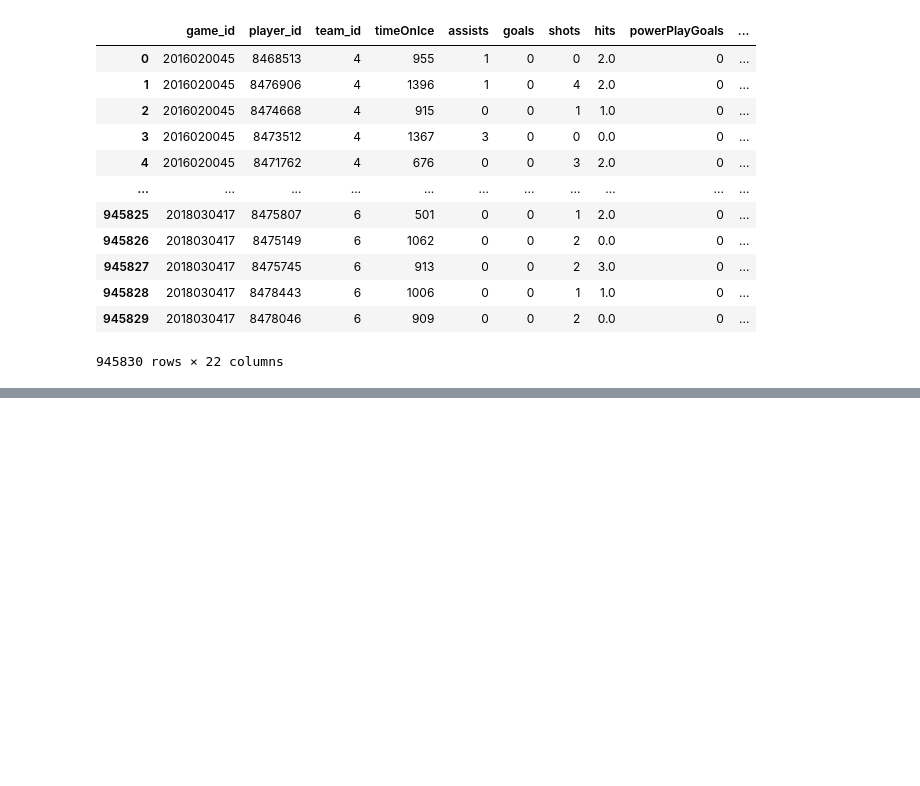
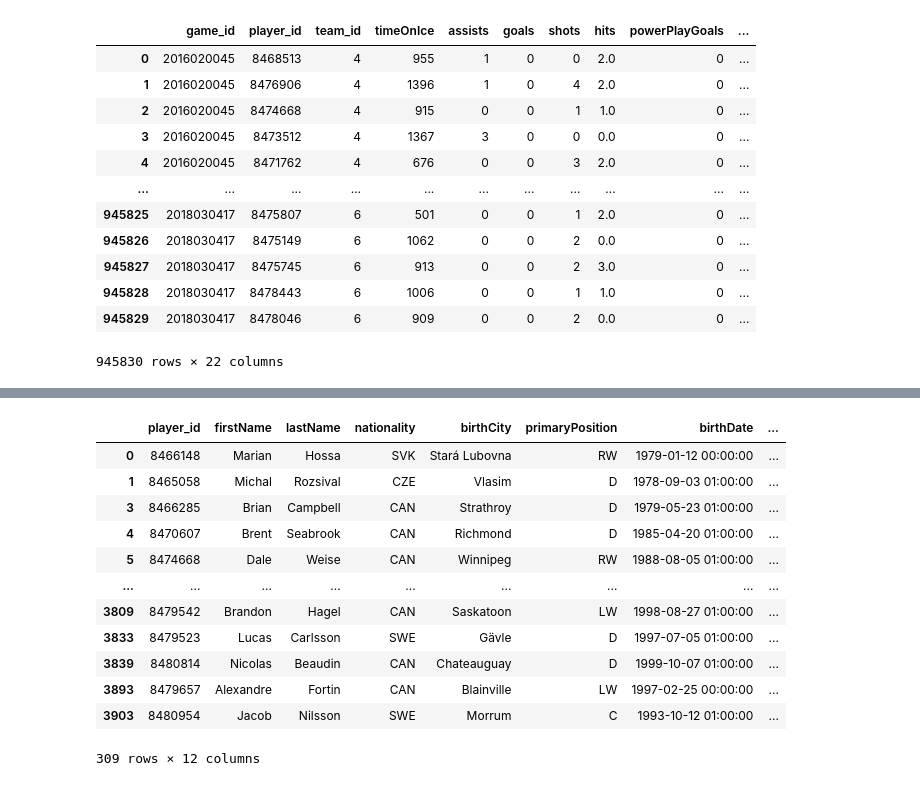
Before and after one commit to BrianMcLane/Project_Hockey, a Jupyter notebook: data_cleaning.ipynb, the cells around one changed output, grey strips where cells are left out. Cells and saved outputs as stored; diff of their text form; code cells hidden in the pictures; blank space fills up the shorter version.

```diff
--- a/data_cleaning.ipynb
+++ b/data_cleaning.ipynb
@@ -59,0 +132,19 @@ game_goals_df.dropna()
+# %%
+boolean_series = player_info_df.player_id.isin(player_list)
+
+filtered_df = player_info_df[boolean_series]
+filtered_df
+# %% [output]
+|  | player_id | firstName | lastName | nationality | birthCity | primaryPosition | birthDate | ... |
+| 0 | 8466148 | Marian | Hossa | SVK | Stará Lubovna | RW | 1979-01-12 00:00:00 | ... |
+| 1 | 8465058 | Michal | Rozsival | CZE | Vlasim | D | 1978-09-03 01:00:00 | ... |
+| 3 | 8466285 | Brian | Campbell | CAN | Strathroy | D | 1979-05-23 01:00:00 | ... |
+| 4 | 8470607 | Brent | Seabrook | CAN | Richmond | D | 1985-04-20 01:00:00 | ... |
+| 5 | 8474668 | Dale | Weise | CAN | Winnipeg | RW | 1988-08-05 01:00:00 | ... |
+| ... | ... | ... | ... | ... | ... | ... | ... | ... |
+| 3809 | 8479542 | Brandon | Hagel | CAN | Saskatoon | LW | 1998-08-27 01:00:00 | ... |
+| 3833 | 8479523 | Lucas | Carlsson | SWE | Gävle | D | 1997-07-05 01:00:00 | ... |
+| 3839 | 8480814 | Nicolas | Beaudin | CAN | Chateauguay | D | 1999-10-07 01:00:00 | ... |
+| 3893 | 8479657 | Alexandre | Fortin | CAN | Blainville | LW | 1997-02-25 00:00:00 | ... |
+| 3903 | 8480954 | Jacob | Nilsson | SWE | Morrum | C | 1993-10-12 01:00:00 | ... |
+309 rows × 12 columns
```
Also changed, not shown: parts of 12 cells of this notebook.
